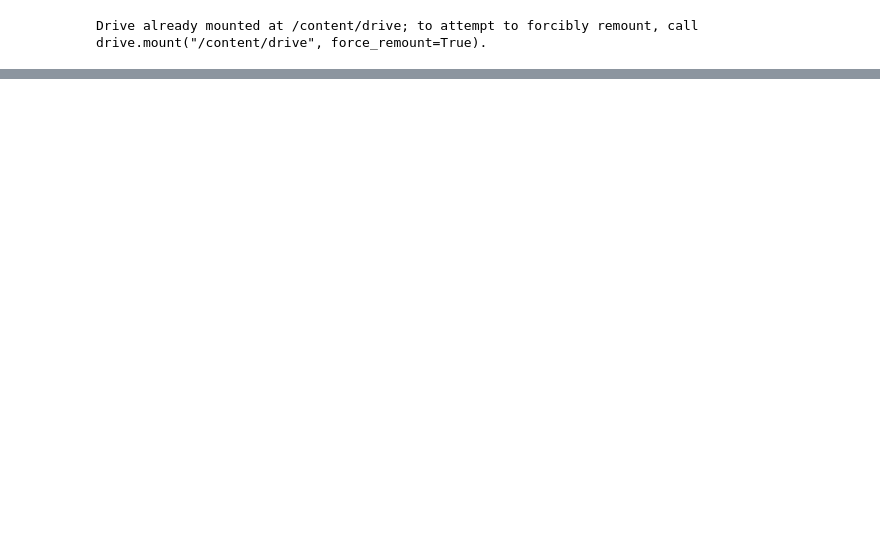
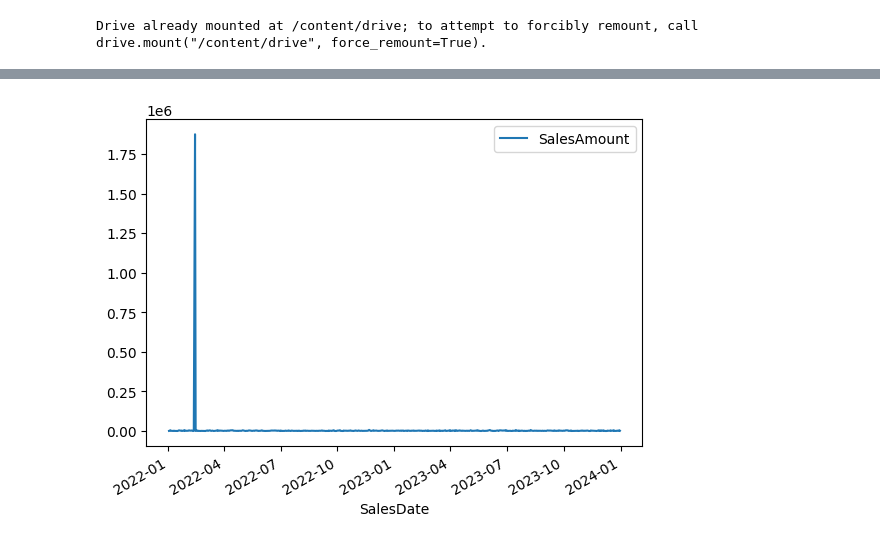
Before and after one commit to kantasis/SalesAnalysis, a Jupyter notebook: Sales_Analysis.ipynb, the cells around one changed output, grey strips where cells are left out. Drawn from its saved outputs; the diff is of its cells as text; code cells hidden in the pictures; blank space fills up the shorter version.

```diff
--- a/Sales_Analysis.ipynb
+++ b/Sales_Analysis.ipynb
@@ -64,0 +70,3 @@ rawData_df.head()
+# %%
+# Let's create a 'workpiece' dataframe
+df = rawData_df.copy()
@@ -64,0 +165,16 @@ rawData_df.head()
+# %%
+# ProductRatings
+print(df['ProductRatings'].value_counts())
+
+# From the looks of it, the ratings go from 1 to 5
+# and there are 3 outlier values which are reasonably inferable
+# invalidRows_mask = df['ProductRatings'].isin(['10','two','one'])
+
+# Fix the invalid rows
+df['ProductRatings'] = df['ProductRatings'].replace(['10','two','one'],[5,2,1])
+
+# Cast the column to numeric
+df['ProductRatings'] = pd.to_numeric(
+  df['ProductRatings'],
+  errors="coerce"
+)
@@ -64,0 +193,15 @@ rawData_df.head()
+# %%
+# ProductCategory
+print(df['ProductCategory'].value_counts())
+# print(df['CustomerGender'].value_counts())
+
+# There looks to be an invalid row so
+invalidRows_mask = df['ProductCategory'] == 'Female'
+print(df[invalidRows_mask])
+
+# It looks like ProductCategory and CustomerGender got swapped
+# Let's swap them back
+
+temp = df.loc[invalidRows_mask,'ProductCategory']
+df.loc[invalidRows_mask,'ProductCategory'] = df.loc[invalidRows_mask,'CustomerGender']
+df.loc[invalidRows_mask,'CustomerGender'] = temp
@@ -64,0 +234,6 @@ rawData_df.head()
+# %%
+# Let's do a basic visualization of the data
+data_ser = df.groupby(['SalesDate'])[['SalesAmount']].sum()
+ax = data_ser.plot()
+# %% [output]
+[figure, added]
```
Also changed, not shown: parts of 44 cells of this notebook.
